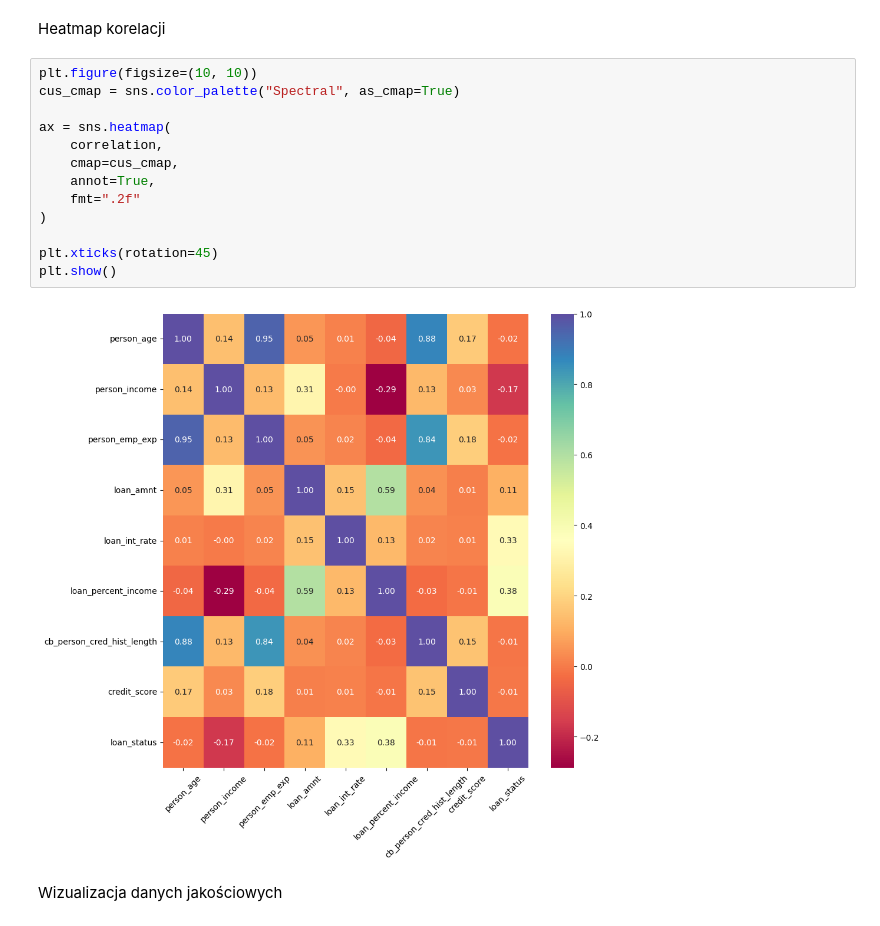
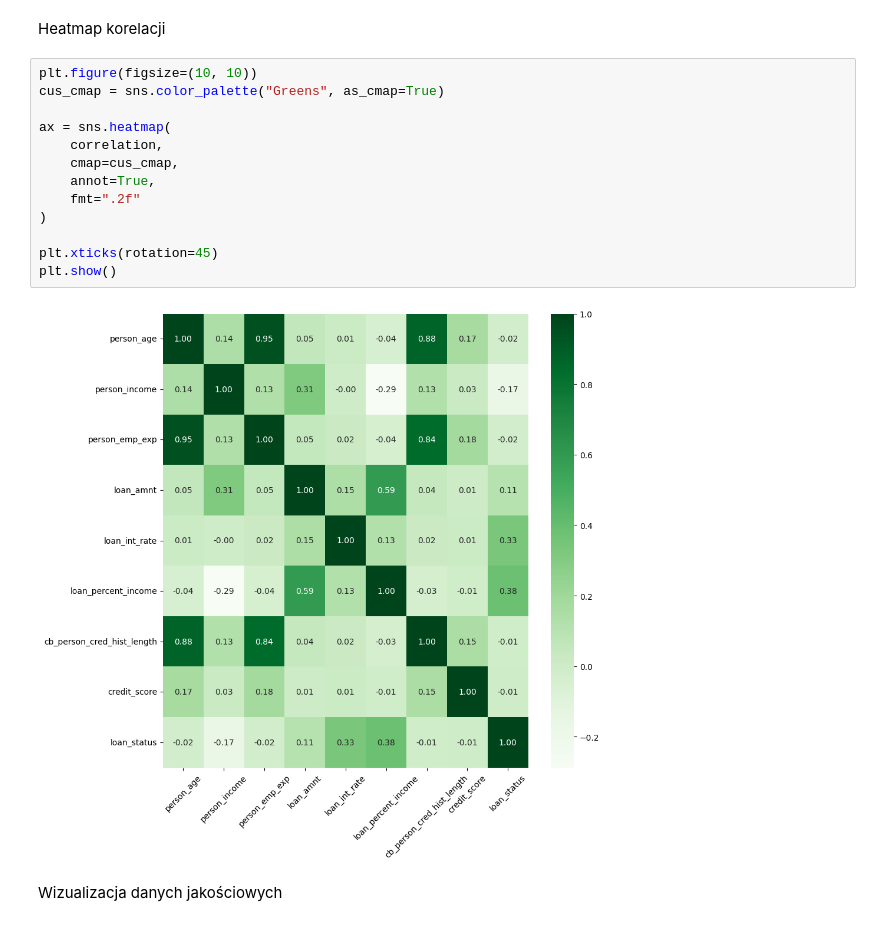
Before and after one commit to kpabian/ML, a Jupyter notebook: projekt_lab.ipynb, the cells around one changed output. Saved outputs shown, nothing was run; the diff lists cells and outputs as text.

```diff
--- a/projekt_lab.ipynb
+++ b/projekt_lab.ipynb
@@ -213,19 +214,19 @@ target.shape
 Heatmap korelacji
 # %%
 plt.figure(figsize=(10, 10))
-cus_cmap = sns.color_palette("Spectral", as_cmap=True)
+cus_cmap = sns.color_palette("Greens", as_cmap=True)
 
 ax = sns.heatmap(
     correlation,
     cmap=cus_cmap,
     annot=True,
     fmt=".2f"
 )
 
 plt.xticks(rotation=45)
 plt.show()
 # %% [output]
-[figure, old version]
+[figure, new version]
 # %% [markdown]
 Wizualizacja danych jakościowych
 # %%
```
Also changed, not shown: parts of 15 cells of this notebook.
